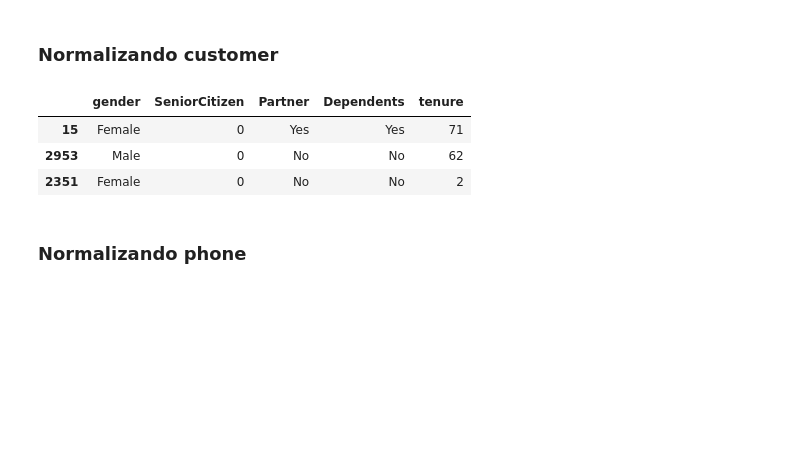
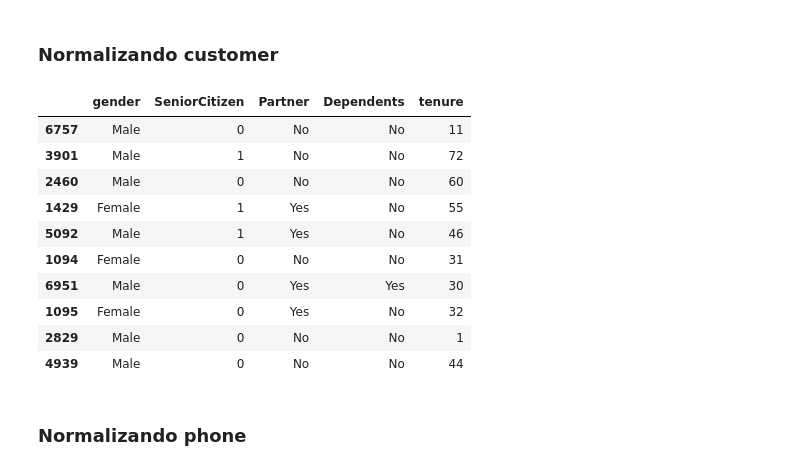
Before and after one commit to adromass/Challenge_Telecom_X, a Jupyter notebook: Challenge_Telecom_X.ipynb, the cells around one changed output. Drawn from its saved outputs; the diff is of its cells as text; code cells hidden in the pictures; blank space fills up the shorter version.

```diff
--- a/Challenge_Telecom_X.ipynb
+++ b/Challenge_Telecom_X.ipynb
@@ -20,12 +20,19 @@ Las columnas customer, phone, internet, account tienen diccionarios. Se procede
 ### Normalizando **customer**
 # %%
 customer = pd.json_normalize(datos['customer'])
-customer.sample(3)
+customer.sample(10)
 # %% [output]
 |  | gender | SeniorCitizen | Partner | Dependents | tenure |
-| 15 | Female | 0 | Yes | Yes | 71 |
-| 2953 | Male | 0 | No | No | 62 |
-| 2351 | Female | 0 | No | No | 2 |
+| 6757 | Male | 0 | No | No | 11 |
+| 3901 | Male | 1 | No | No | 72 |
+| 2460 | Male | 0 | No | No | 60 |
+| 1429 | Female | 1 | Yes | No | 55 |
+| 5092 | Male | 1 | Yes | No | 46 |
+| 1094 | Female | 0 | No | No | 31 |
+| 6951 | Male | 0 | Yes | Yes | 30 |
+| 1095 | Female | 0 | Yes | No | 32 |
+| 2829 | Male | 0 | No | No | 1 |
+| 4939 | Male | 0 | No | No | 44 |
 # %% [markdown]
 ### Normalizando **phone**
 # %%
```
Also changed, not shown: parts of 12 cells of this notebook.
